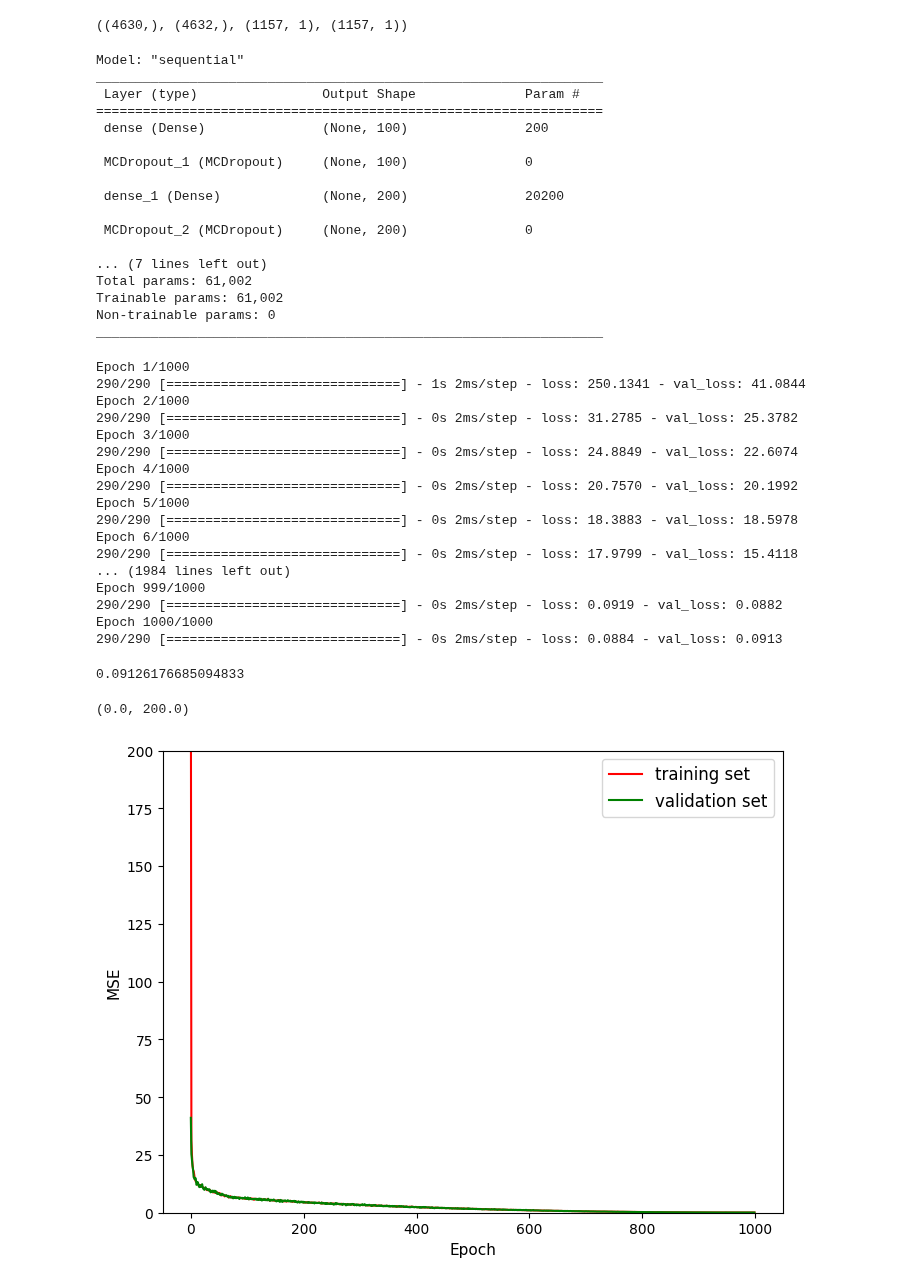
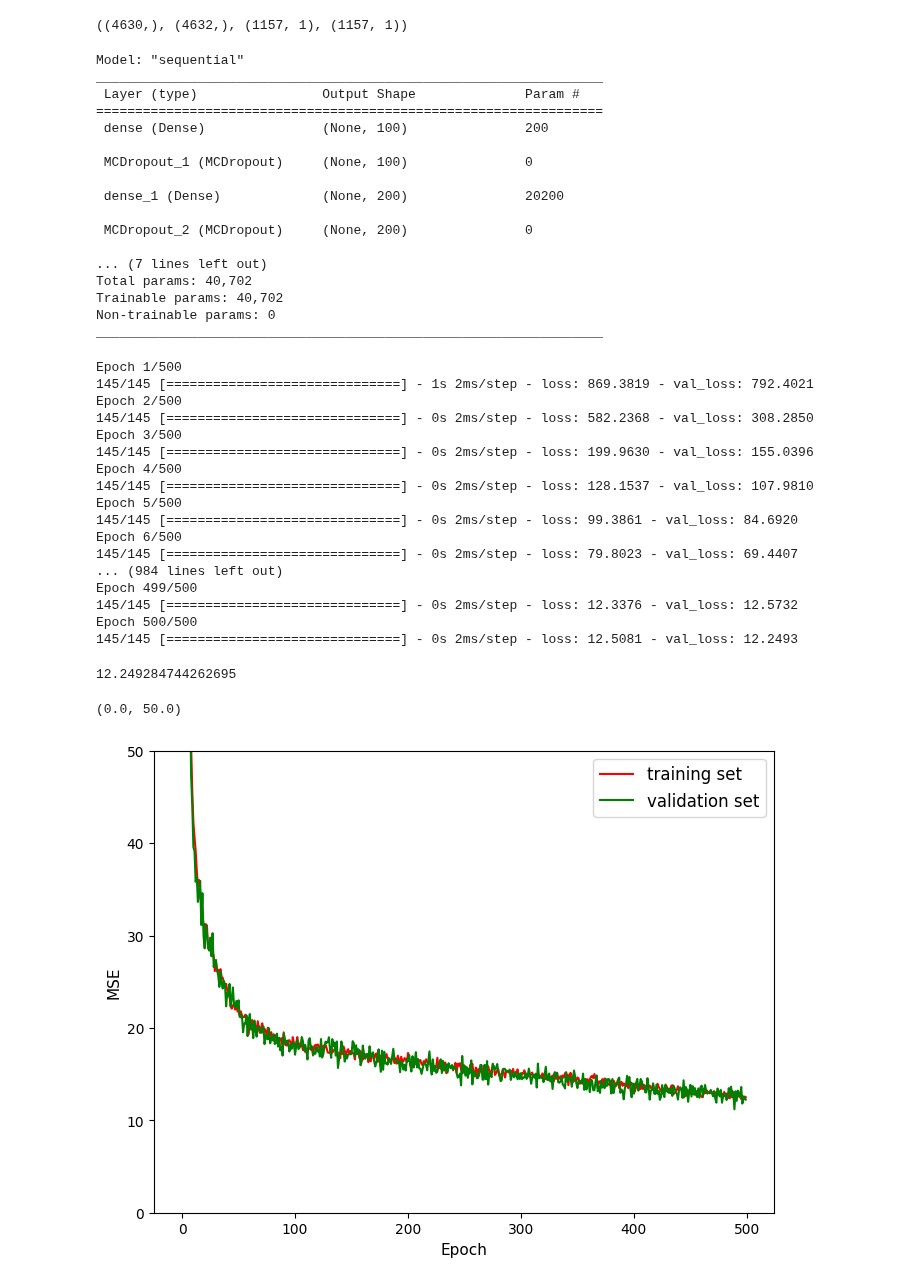
Before and after one commit to igomezv/LSST_DE_neural_reconstruction, a Jupyter notebook: Second_neural_model_large_data.ipynb, the cells around one changed output. Cells and saved outputs as stored; diff of their text form; code cells hidden in the pictures.

```diff
--- a/Second_neural_model_large_data.ipynb
+++ b/Second_neural_model_large_data.ipynb
@@ -221,13 +221,13 @@ def model_regression_dropout(num_hidden):
     return model
 
 #Define some parameter
-batch_size = 16
+batch_size = 32
 # optimizer = Adam(lr=.005)
-optimizer = Adam(learning_rate=0.0005)
+optimizer = Adam(learning_rate=0.0001)
 
 
 # Compile Keras model
-model = model_regression_dropout(num_hidden=[100,200,200,100])
+model = model_regression_dropout(num_hidden=[100,200,100])
 model.summary()
 # %% [output]
 Model: "sequential"
@@ -243,8 +243,8 @@ _________________________________________________________________
  MCDropout_2 (MCDropout)     (None, 200)               0
 
 ... (7 lines left out)
-Total params: 61,002
-Trainable params: 61,002
+Total params: 40,702
+Trainable params: 40,702
 Non-trainable params: 0
 _________________________________________________________________
 # %%
@@ -255,44 +255,44 @@ callback = tf.keras.callbacks.EarlyStopping(monitor='loss', patience=500)
 #                          batch_size=batch_size, epochs=1000, verbose=1,
 #                          validation_data=(zz_test, yy_test))
 model_train = model.fit(z_train, y_train, batch_size=batch_size,
-                                    epochs=1000, verbose=1,
+                                    epochs=500, verbose=1,
                                     validation_data=(z_test, y_test), callbacks=callback)
 # %% [output]
-Epoch 1/1000
-290/290 [==============================] - 1s 2ms/step - loss: 250.1341 - val_loss: 41.0844
-Epoch 2/1000
-290/290 [==============================] - 0s 2ms/step - loss: 31.2785 - val_loss: 25.3782
-Epoch 3/1000
-290/290 [==============================] - 0s 2ms/step - loss: 24.8849 - val_loss: 22.6074
-Epoch 4/1000
-290/290 [==============================] - 0s 2ms/step - loss: 20.7570 - val_loss: 20.1992
-Epoch 5/1000
-290/290 [==============================] - 0s 2ms/step - loss: 18.3883 - val_loss: 18.5978
-Epoch 6/1000
-290/290 [==============================] - 0s 2ms/step - loss: 17.9799 - val_loss: 15.4118
-... (1984 lines left out)
-Epoch 999/1000
-290/290 [==============================] - 0s 2ms/step - loss: 0.0919 - val_loss: 0.0882
-Epoch 1000/1000
-290/290 [==============================] - 0s 2ms/step - loss: 0.0884 - val_loss: 0.0913
+Epoch 1/500
+145/145 [==============================] - 1s 2ms/step - loss: 869.3819 - val_loss: 792.4021
+Epoch 2/500
+145/145 [==============================] - 0s 2ms/step - loss: 582.2368 - val_loss: 308.2850
+Epoch 3/500
+145/145 [==============================] - 0s 2ms/step - loss: 199.9630 - val_loss: 155.0396
+Epoch 4/500
+145/145 [==============================] - 0s 2ms/step - loss: 128.1537 - val_loss: 107.9810
+Epoch 5/500
+145/145 [==============================] - 0s 2ms/step - loss: 99.3861 - val_loss: 84.6920
+Epoch 6/500
+145/145 [==============================] - 0s 2ms/step - loss: 79.8023 - val_loss: 69.4407
+... (984 lines left out)
+Epoch 499/500
+145/145 [==============================] - 0s 2ms/step - loss: 12.3376 - val_loss: 12.5732
+Epoch 500/500
+145/145 [==============================] - 0s 2ms/step - loss: 12.5081 - val_loss: 12.2493
 # %%
 model_train.history['val_loss'][-1]
 # %% [output]
-0.09126176685094833
+12.249284744262695
 # %%
 plt.figure(figsize=(8, 6), dpi=100)
 
 plt.plot(model_train.history['loss'], color='r', )
 plt.plot(model_train.history['val_loss'], color='g')
 
 plt.ylabel('MSE', fontsize=11)
 plt.xlabel('Epoch', fontsize=11)
 plt.legend(['training set', 'validation set'], loc='upper right', fontsize=12)
 plt.xticks(fontsize=10)
-plt.ylim(0, 200)
+plt.ylim(0, 50)
 # %% [output]
-(0.0, 200.0)
+(0.0, 50.0)
-[figure, old version]
+[figure, new version]
 # %%
 # Generate test data
 test_batch_size = 500
```
Also changed, not shown: parts of 6 cells of this notebook.
